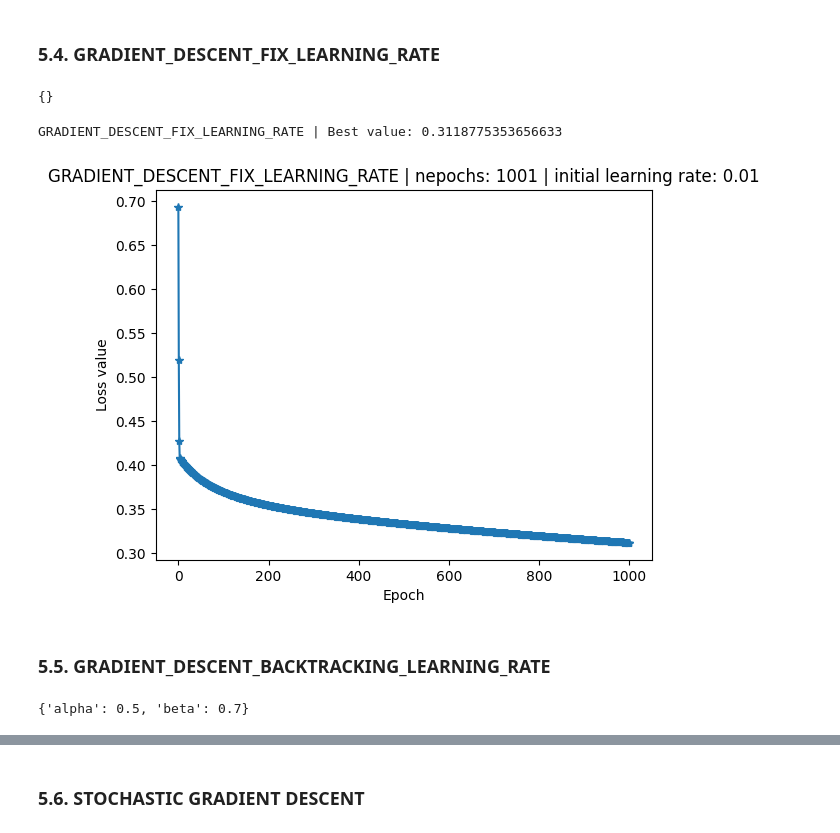
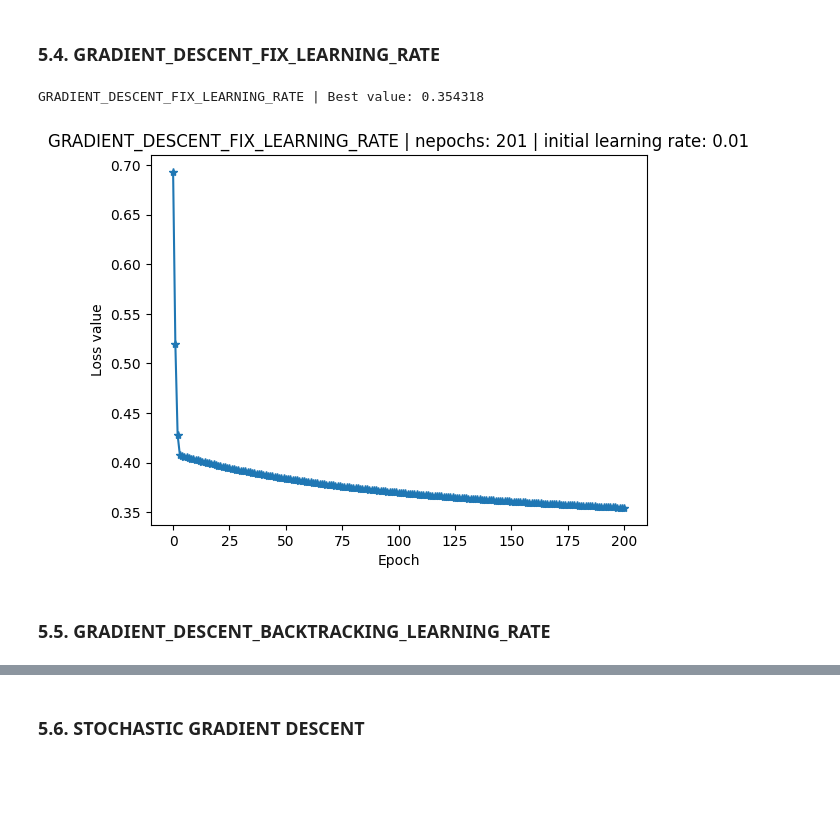
Before and after one commit to DucTrung1802/advanced-optimization, a Jupyter notebook: hw2/advanced_optimization_hw2.ipynb, the cells around one changed output, grey strips where cells are left out. Cells and saved outputs as stored; diff of their text form; code cells hidden in the pictures; blank space fills up the shorter version.

```diff
--- a/hw2/advanced_optimization_hw2.ipynb
+++ b/hw2/advanced_optimization_hw2.ipynb
@@ -608,24 +675,30 @@ INITIAL_LEARNING_RATE = 0.01
-# %%
-# ADDITIONAL PARAMETERS
-ALGORITHM_TYPE.value
-# %% [output]
-{}
 # %%
-one_for_all(
+ALGORITHM_TYPE = AlgorithmType.GRADIENT_DESCENT_FIX_LEARNING_RATE
+INITIAL_W = np.zeros((371, 1))
+INITIAL_LEARNING_RATE = 0.01
+MAX_EPOCHS = 200
+EPS = 1e-6
+
+
+# ADDITIONAL PARAMETERS
+ALGORITHM_TYPE.value
+
+
+solution, best_loss_value = one_for_all(
     algorithm_type=ALGORITHM_TYPE,
     Xbar=Xbar,
     y=y,
     cost=cost,
     grad=grad,
     initial_w=INITIAL_W,
     initial_learning_rate=INITIAL_LEARNING_RATE,
     algorithm_name=ALGORITHM_TYPE.name,
-    max_epochs=1000,
-    eps=1e-6,
+    max_epochs=MAX_EPOCHS,
+    eps=EPS,
     marker="*",
 )
 # %% [output]
-GRADIENT_DESCENT_FIX_LEARNING_RATE | Best value: 0.3118775353656633
+GRADIENT_DESCENT_FIX_LEARNING_RATE | Best value: 0.354318
-[figure, old version]
+[figure, new version]
 # %% [markdown]
 ### 5.5. GRADIENT_DESCENT_BACKTRACKING_LEARNING_RATE
@@ -639,6 +704,0 @@ BETA = 0.8
-# %%
-# ADDITIONAL PARAMETERS
-ADDITIONAL_PARAMETERS = ALGORITHM_TYPE.value
-ADDITIONAL_PARAMETERS
-# %% [output]
-{'alpha': 0.5, 'beta': 0.7}
```
Also changed, not shown: parts of 7 cells of this notebook.
